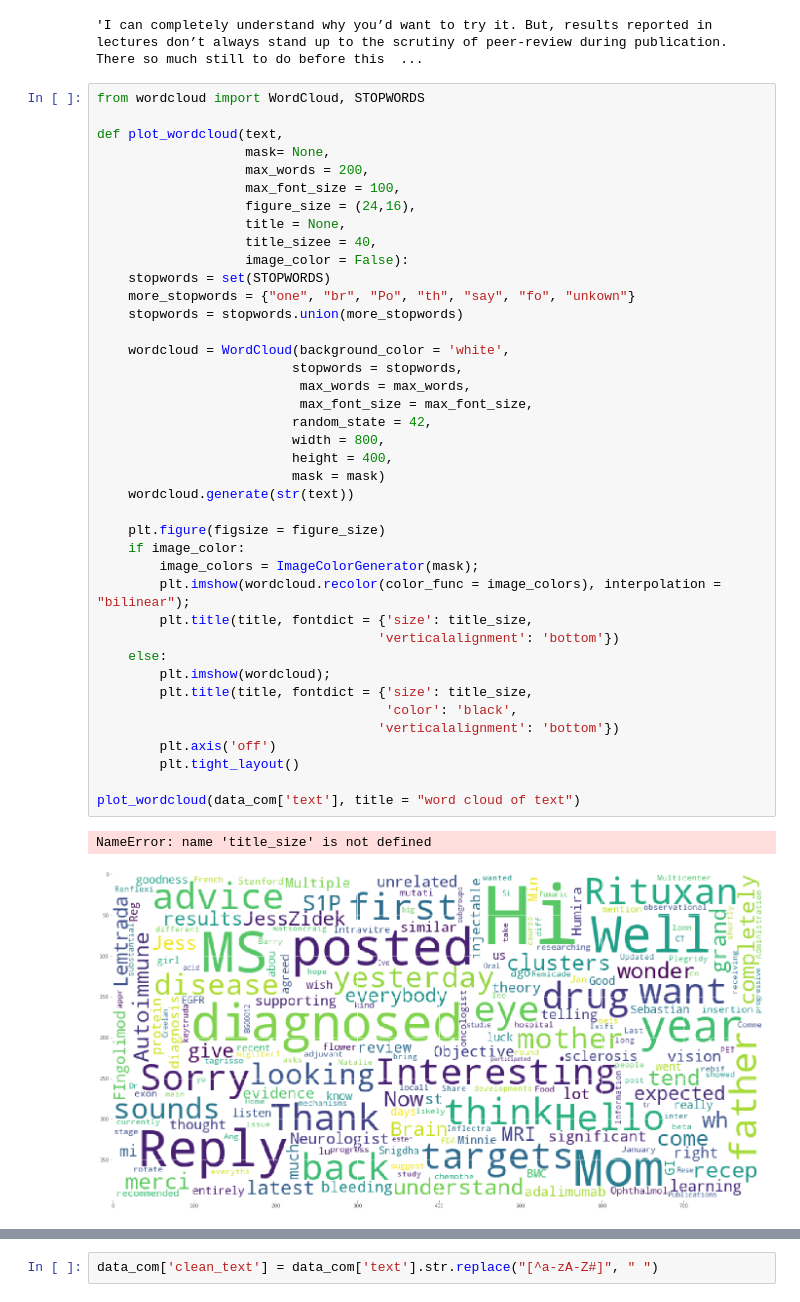
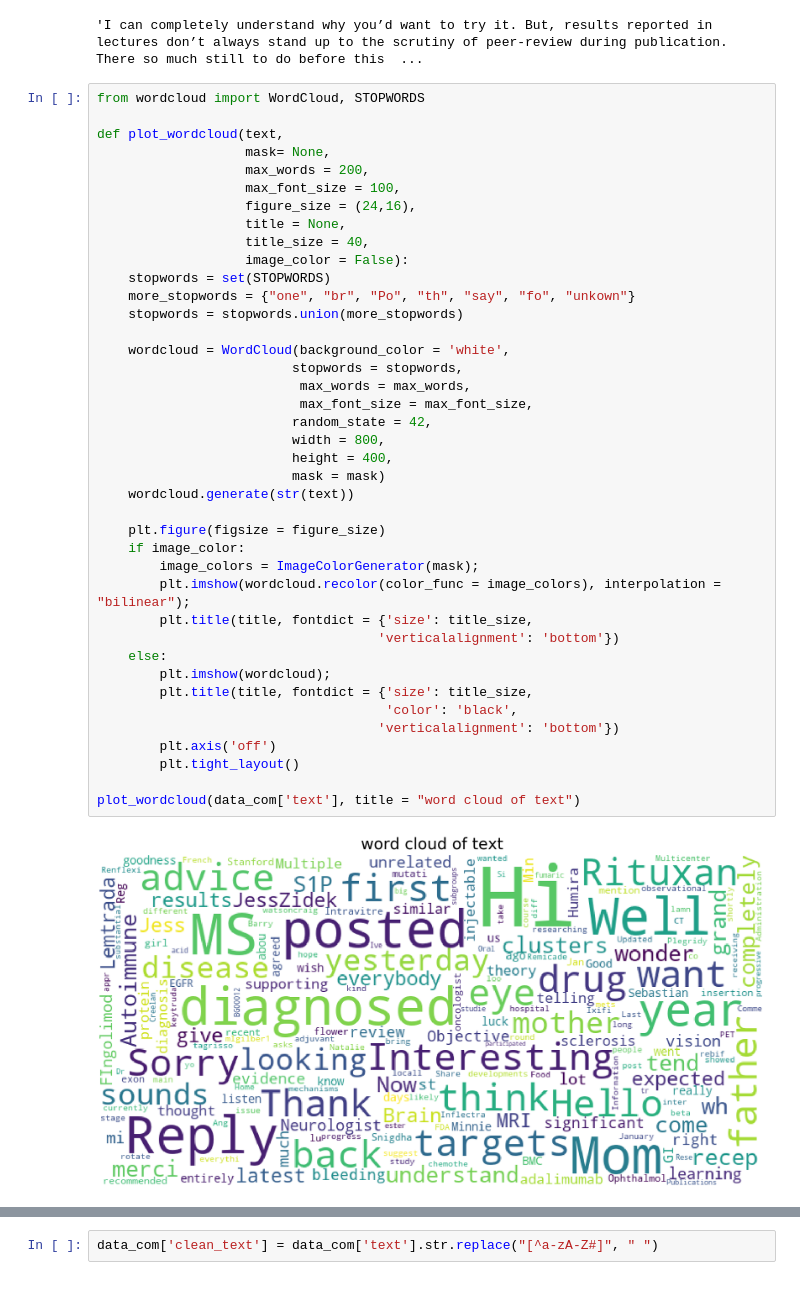
Before and after one commit to NilSagor/AV_ml_practice, a Jupyter notebook: innoplex/innoplex_av.ipynb, the cells around one changed output, grey strips where cells are left out. Drawn from its saved outputs; the diff is of its cells as text.

```diff
--- a/innoplex/innoplex_av.ipynb
+++ b/innoplex/innoplex_av.ipynb
@@ -89,37 +96,36 @@ def plot_wordcloud(text,
                    max_font_size = 100,
                    figure_size = (24,16),
                    title = None,
-                   title_sizee = 40,
+                   title_size = 40,
                    image_color = False):
     stopwords = set(STOPWORDS)
     more_stopwords = {"one", "br", "Po", "th", "say", "fo", "unkown"}
     stopwords = stopwords.union(more_stopwords)
 
     wordcloud = WordCloud(background_color = 'white',
                          stopwords = stopwords,
                           max_words = max_words,
                           max_font_size = max_font_size,
                          random_state = 42,
                          width = 800,
                          height = 400,
                          mask = mask)
     wordcloud.generate(str(text))
 
     plt.figure(figsize = figure_size)
     if image_color:
         image_colors = ImageColorGenerator(mask);
         plt.imshow(wordcloud.recolor(color_func = image_colors), interpolation = "bilinear");
         plt.title(title, fontdict = {'size': title_size,
                                     'verticalalignment': 'bottom'})
     else:
         plt.imshow(wordcloud);
         plt.title(title, fontdict = {'size': title_size,
                                      'color': 'black',
                                     'verticalalignment': 'bottom'})
         plt.axis('off')
         plt.tight_layout()
 
 plot_wordcloud(data_com['text'], title = "word cloud of text")
 # %% [output]
-NameError: name 'title_size' is not defined
-[figure, old version]
+[figure, new version]
```
Also changed, not shown: parts of 5 cells of this notebook.
